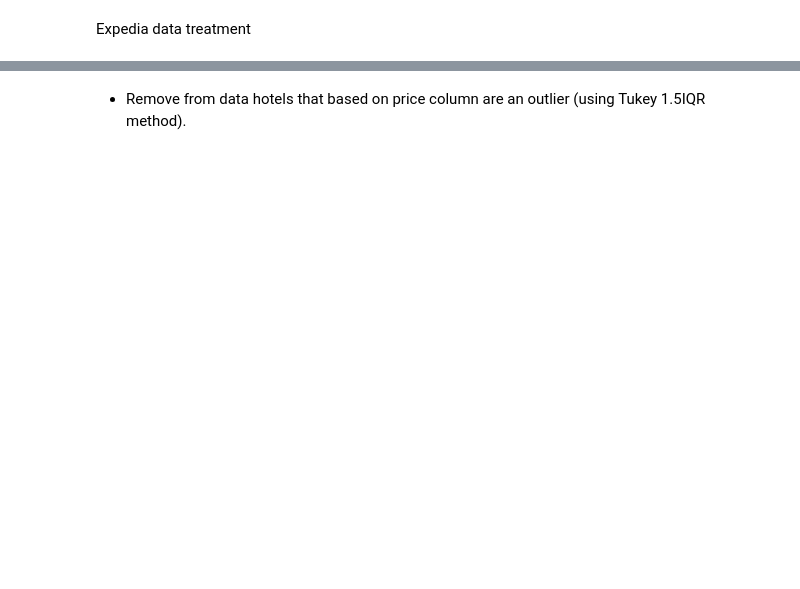
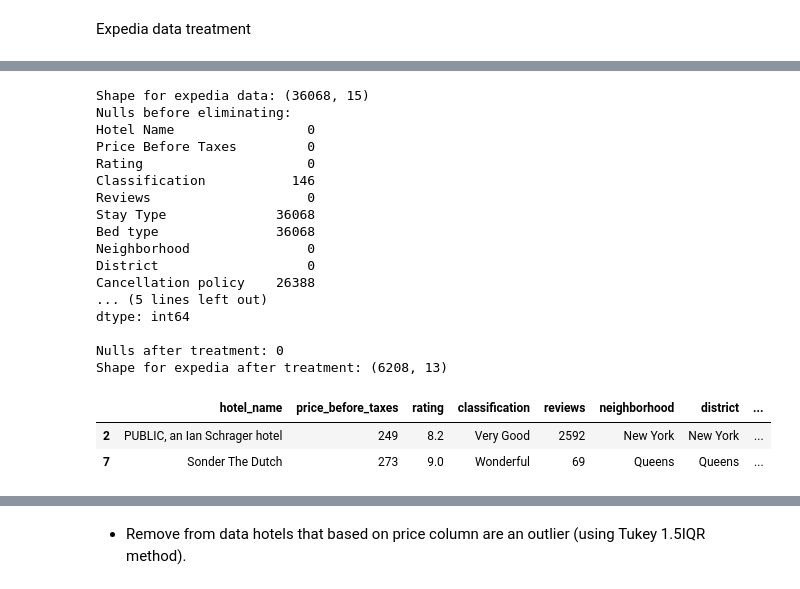
Before and after one commit to estivengrx/Freelancer-2, a Jupyter notebook: booking-expedia-project/main.ipynb, the cells around one changed output, grey strips where cells are left out. Drawn from its saved outputs; the diff is of its cells as text; code cells hidden in the pictures; blank space fills up the shorter version.

```diff
--- a/booking-expedia-project/main.ipynb
+++ b/booking-expedia-project/main.ipynb
@@ -51,0 +57,46 @@ expedia_data
+# %%
+original_expedia_data = pd.read_csv('scraped_data/expedia_data.csv')
+
+print(f'Shape for expedia data: {original_expedia_data.shape}')
+print(f'Nulls before eliminating: \n{original_expedia_data.isnull().sum()}')
+
+expedia_data = original_expedia_data.drop(columns=['Stay Type', 'Bed type'], axis=1) # TEMPORARY, THE CODE IS NOT RETRIEVING THIS WELL
+expedia_data = expedia_data.dropna(subset=['Cancellation policy', 'Payment policy', 'Classification'])
+
+print(f'\nNulls after treatment: {expedia_data.isnull().sum().sum()}')
+print(f'Shape for expedia after treatment: {expedia_data.shape}')
+expedia_data['Date of search'] = pd.to_datetime(expedia_data['Date of search'])
+expedia_data['Checkin'] = pd.to_datetime(expedia_data['Checkin'])
+expedia_data['Checkout'] = pd.to_datetime(expedia_data['Checkout'])
+
+expedia_data['Price After Taxes'] = expedia_data['Price After Taxes'].replace(',', '', regex=True).astype(int)
+
+# Changing column names for both booking and expedia
+new_expedia_columns = [column.replace(' ', '_').lower() for column in expedia_data.columns]
+new_booking_columns = [column.replace(' ', '_').lower() for column in booking_data.columns]
+
+expedia_data.columns = new_expedia_columns
+booking_data.columns = new_booking_columns
+
+expedia_data.head(2)
+# %% [output]
+Shape for expedia data: (36068, 15)
+Nulls before eliminating:
+Hotel Name                 0
+Price Before Taxes         0
+Rating                     0
+Classification           146
+Reviews                    0
+Stay Type              36068
+Bed type               36068
+Neighborhood               0
+District                   0
+Cancellation policy    26388
+... (5 lines left out)
+dtype: int64
+
+Nulls after treatment: 0
+Shape for expedia after treatment: (6208, 13)
+|  | hotel_name | price_before_taxes | rating | classification | reviews | neighborhood | district | ... |
+| 2 | PUBLIC, an Ian Schrager hotel | 249 | 8.2 | Very Good | 2592 | New York | New York | ... |
+| 7 | Sonder The Dutch | 273 | 9.0 | Wonderful | 69 | Queens | Queens | ... |
```
Also changed, not shown: parts of 30 cells of this notebook, 2 other files.
